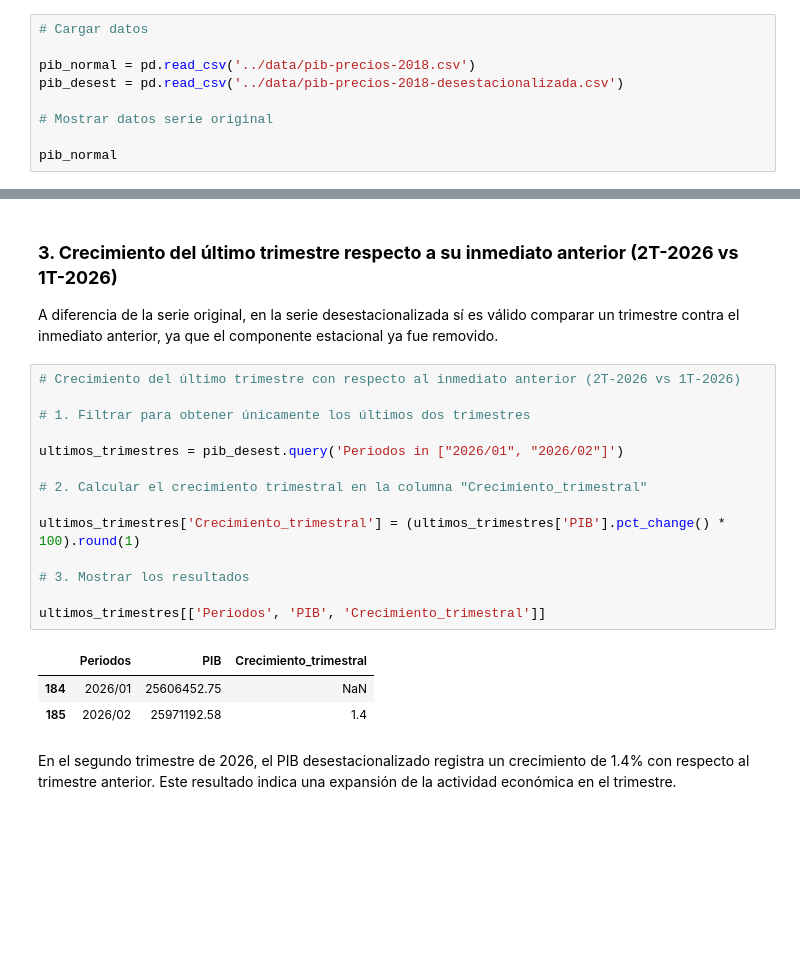
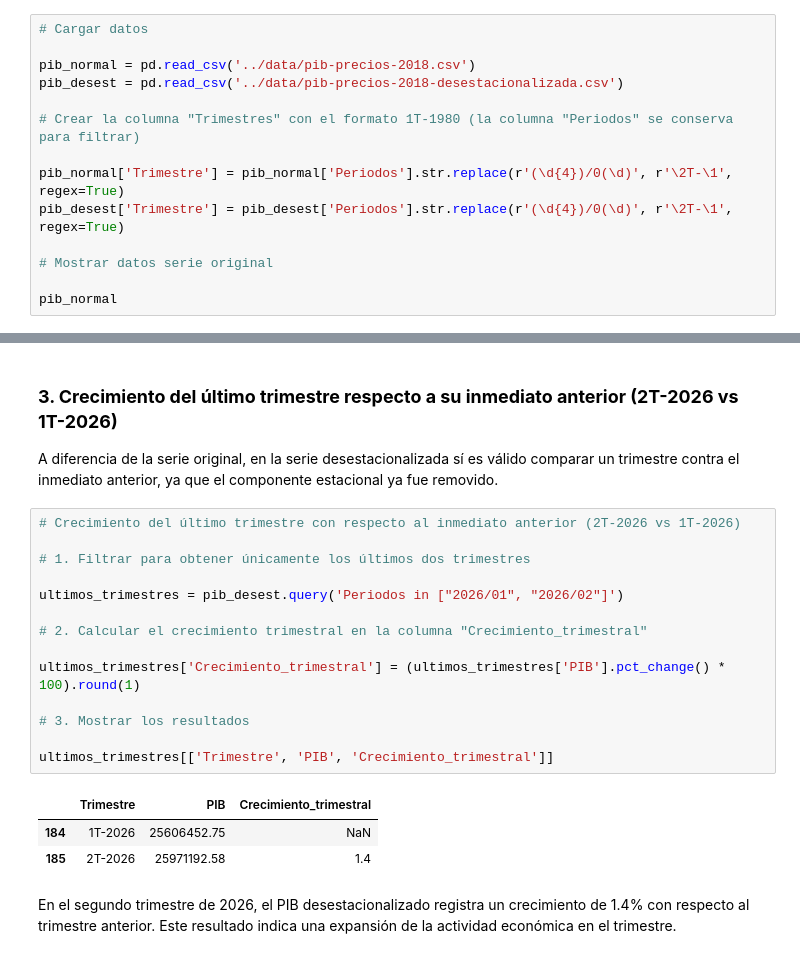
Before and after one commit to Jose-Castanedas/pib_mexico, a Jupyter notebook: notebooks/analisis_pib.ipynb, the cells around one changed output, grey strips where cells are left out. Saved outputs shown, nothing was run; the diff lists cells and outputs as text; blank space fills up the shorter version.

```diff
--- a/notebooks/analisis_pib.ipynb
+++ b/notebooks/analisis_pib.ipynb
@@ -41,6 +41,11 @@ import numpy as np
 pib_normal = pd.read_csv('../data/pib-precios-2018.csv')
 pib_desest = pd.read_csv('../data/pib-precios-2018-desestacionalizada.csv')
 
+# Crear la columna "Trimestres" con el formato 1T-1980 (la columna "Periodos" se conserva para filtrar)
+
+pib_normal['Trimestre'] = pib_normal['Periodos'].str.replace(r'(\d{4})/0(\d)', r'\2T-\1', regex=True)
+pib_desest['Trimestre'] = pib_desest['Periodos'].str.replace(r'(\d{4})/0(\d)', r'\2T-\1', regex=True)
+
 # Mostrar datos serie original
 
 pib_normal
@@ -450,21 +455,21 @@ A diferencia de la serie original, en la serie desestacionalizada sí es válido
 # %%
 # Crecimiento del último trimestre con respecto al inmediato anterior (2T-2026 vs 1T-2026)
 
 # 1. Filtrar para obtener únicamente los últimos dos trimestres
 
 ultimos_trimestres = pib_desest.query('Periodos in ["2026/01", "2026/02"]')
 
 # 2. Calcular el crecimiento trimestral en la columna "Crecimiento_trimestral"
 
 ultimos_trimestres['Crecimiento_trimestral'] = (ultimos_trimestres['PIB'].pct_change() * 100).round(1)
 
 # 3. Mostrar los resultados
 
-ultimos_trimestres[['Periodos', 'PIB', 'Crecimiento_trimestral']]
+ultimos_trimestres[['Trimestre', 'PIB', 'Crecimiento_trimestral']]
 # %% [output]
-|  | Periodos | PIB | Crecimiento_trimestral |
-| 184 | 2026/01 | 25606452.75 | NaN |
-| 185 | 2026/02 | 25971192.58 | 1.4 |
+|  | Trimestre | PIB | Crecimiento_trimestral |
+| 184 | 1T-2026 | 25606452.75 | NaN |
+| 185 | 2T-2026 | 25971192.58 | 1.4 |
 # %% [markdown]
 En el segundo trimestre de 2026, el PIB desestacionalizado registra un crecimiento de 1.4% con respecto al trimestre anterior. Este resultado indica una expansión de la actividad económica en el trimestre.
 # %% [markdown]
```
Also changed, not shown: parts of 4 cells of this notebook, 1 other file.
